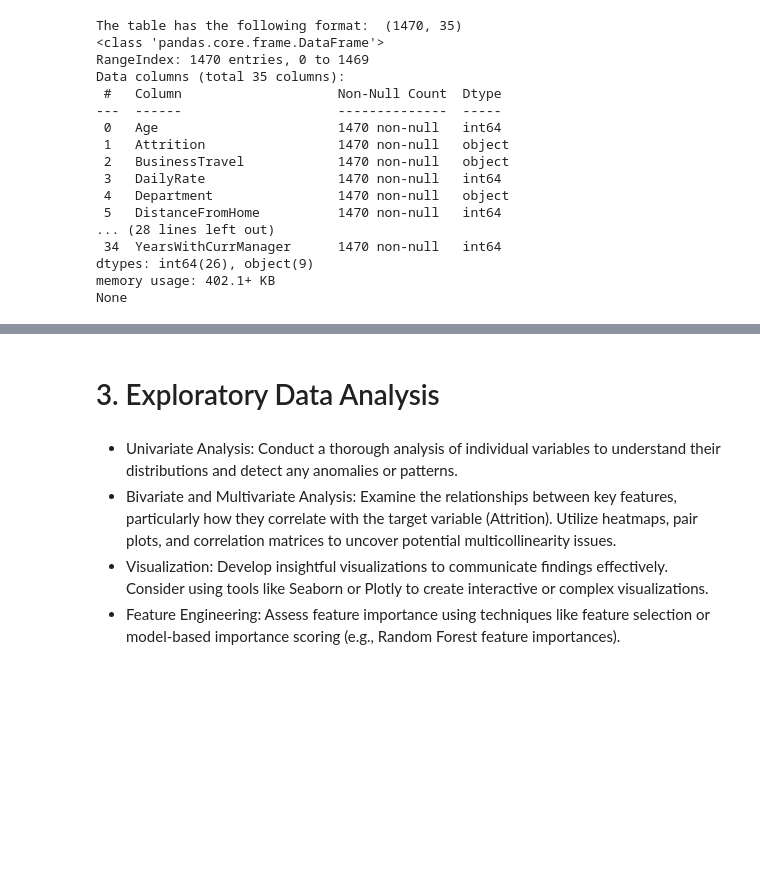
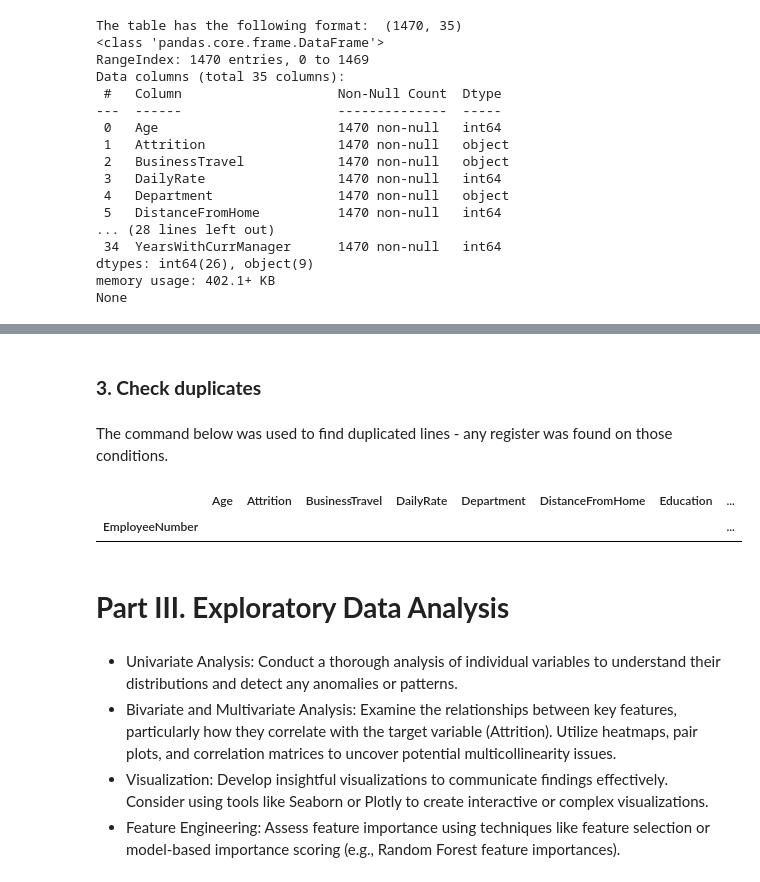
Before and after one commit to ritamaravilhamarques/EDSB25_10, a Jupyter notebook: EDSB25_10_HR_Attrition.ipynb, the cells around one changed output, grey strips where cells are left out. Cells and saved outputs as stored; diff of their text form; code cells hidden in the pictures; blank space fills up the shorter version.

```diff
--- a/EDSB25_10_HR_Attrition.ipynb
+++ b/EDSB25_10_HR_Attrition.ipynb
@@ -82,5 +114,14 @@ None
+# %% [markdown]
+### **3. Check duplicates**
+# %% [markdown]
+The command below was used to find duplicated lines - any register was found on those conditions.
+# %%
+HR[HR.duplicated()]
+# %% [output]
+|  | Age | Attrition | BusinessTravel | DailyRate | Department | DistanceFromHome | Education | ... |
+| EmployeeNumber |  |  |  |  |  |  |  | ... |
 # %% [markdown]
-# 3. Exploratory Data Analysis
+# **Part III. Exploratory Data Analysis**
 # %% [markdown]
 - Univariate Analysis: Conduct a thorough analysis of individual variables to understand their distributions and detect any anomalies or patterns.
 - Bivariate and Multivariate Analysis: Examine the relationships between key features, particularly how they correlate with the target variable (Attrition). Utilize heatmaps, pair plots, and correlation matrices to uncover potential multicollinearity issues.
```
Also changed, not shown: parts of 15 cells of this notebook.
